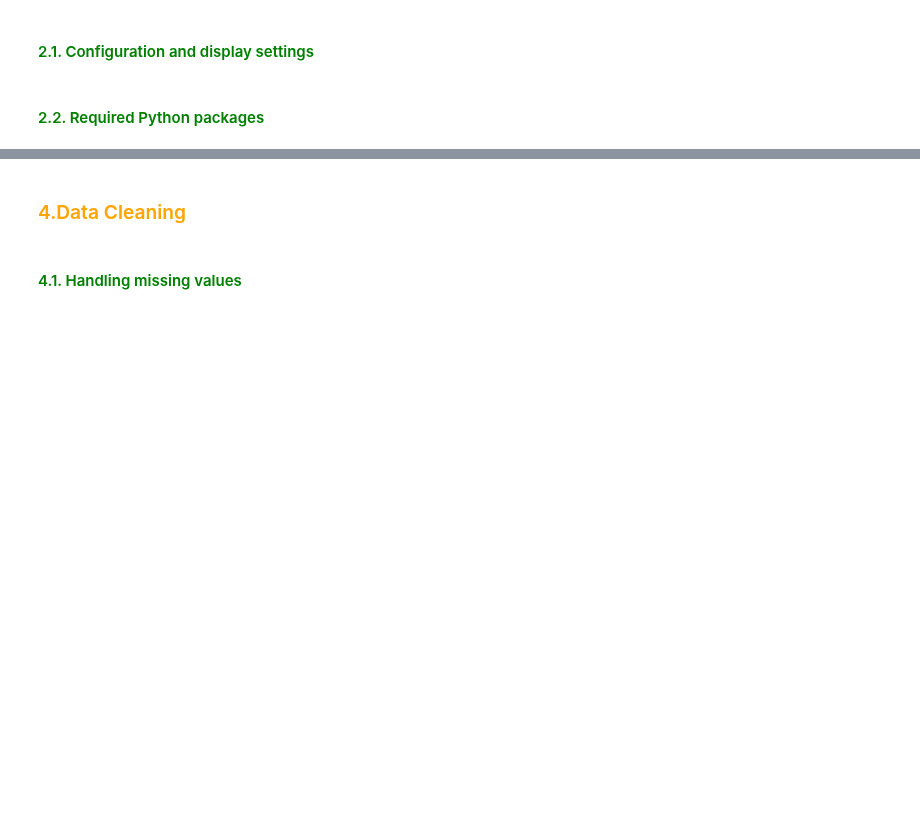
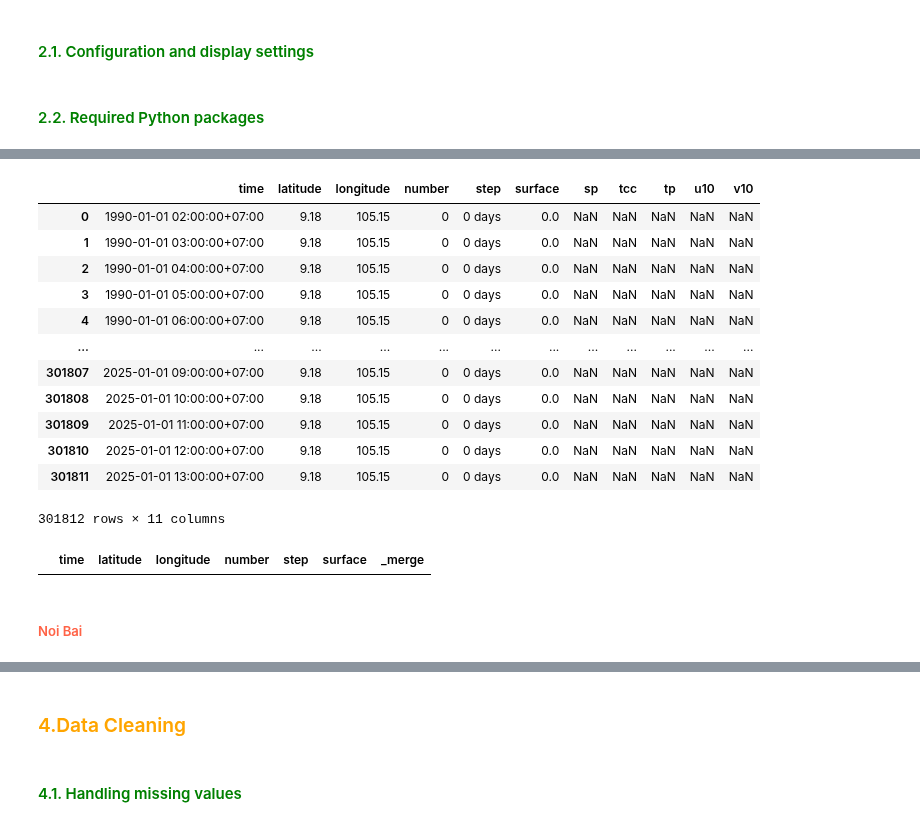
Before and after one commit to gamethu/TSF_Github, a Jupyter notebook: Drafts/Temp Prediction/notebooks/data_preprocessing.ipynb, the cells around one changed output, grey strips where cells are left out. Cells and saved outputs as stored; diff of their text form; code cells hidden in the pictures; blank space fills up the shorter version.

Commit message:
Data_preprocessing
- Còn 3.4, 3.5
- Cần viết lại các hàm Proportion... để phù hợp hơn với việc plot dữ liệu

```diff
--- a/Drafts/Temp Prediction/notebooks/data_preprocessing.ipynb
+++ b/Drafts/Temp Prediction/notebooks/data_preprocessing.ipynb
@@ -192,0 +332,16 @@ memory usage: 332.9+ MB
+# %%
+df_CaMau_TotalPre = pd.read_csv("../data/raw/Ca Mau/.csv/merged/CaMau_TotalPre_merged.csv")
+df_CaMau_TotalPre = df_CaMau_TotalPre.drop("valid_time", axis=1).drop_duplicates()
+
+# Sắp xếp lại thứ tự cột
+cols              = primary_key + ["tp"]
+df_CaMau_TotalPre = df_CaMau_TotalPre[cols]
+
+"""
+    Chuyển time = time + step
+    Chuyển step = 0 days
+"""
+df_CaMau_TotalPre["time"] = pd.to_datetime(df_CaMau_TotalPre["time"]) + pd.to_timedelta(df_CaMau_TotalPre["step"])
+df_CaMau_TotalPre["step"] = "0 days"
+
+df_CaMau_TotalPre
@@ -192,0 +362,9 @@ memory usage: 332.9+ MB
+# %%
+df_CaMau_u10 = pd.read_csv("../data/raw/Ca Mau/.csv/merged/CaMau_u10_merged.csv")
+df_CaMau_u10 = df_CaMau_u10.drop("valid_time", axis=1).drop_duplicates()
+
+# Sắp xếp lại thứ tự cột
+cols         = primary_key + ["u10"]
+df_CaMau_u10 = df_CaMau_u10[cols]
+
+df_CaMau_u10
@@ -192,0 +385,9 @@ memory usage: 332.9+ MB
+# %%
+df_CaMau_v10 = pd.read_csv("../data/raw/Ca Mau/.csv/merged/CaMau_v10_merged.csv")
+df_CaMau_v10 = df_CaMau_v10.drop("valid_time", axis=1).drop_duplicates()
+
+# Sắp xếp lại thứ tự cột
+cols         = primary_key + ["v10"]
+df_CaMau_v10 = df_CaMau_v10[cols]
+
+df_CaMau_v10
@@ -192,0 +408,30 @@ memory usage: 332.9+ MB
+# %%
+datasets = list([df_CaMau_SurPres, df_CaMau_TotalCloud, df_CaMau_TotalPre, df_CaMau_u10, df_CaMau_v10])
+
+for df in datasets:
+    df = features.utc_to_vietnam(df,"time")
+
+df_merged = dataset.merge_df(datasets = datasets,
+                             on       = primary_key,
+                             how      = "outer")
+df_merged
+# %% [output]
+|  | time | latitude | longitude | number | step | surface | sp | tcc | tp | u10 | v10 |
+| 0 | 1990-01-01 02:00:00+07:00 | 9.18 | 105.15 | 0 | 0 days | 0.0 | NaN | NaN | NaN | NaN | NaN |
+| 1 | 1990-01-01 03:00:00+07:00 | 9.18 | 105.15 | 0 | 0 days | 0.0 | NaN | NaN | NaN | NaN | NaN |
+| 2 | 1990-01-01 04:00:00+07:00 | 9.18 | 105.15 | 0 | 0 days | 0.0 | NaN | NaN | NaN | NaN | NaN |
+| 3 | 1990-01-01 05:00:00+07:00 | 9.18 | 105.15 | 0 | 0 days | 0.0 | NaN | NaN | NaN | NaN | NaN |
+| 4 | 1990-01-01 06:00:00+07:00 | 9.18 | 105.15 | 0 | 0 days | 0.0 | NaN | NaN | NaN | NaN | NaN |
+| ... | ... | ... | ... | ... | ... | ... | ... | ... | ... | ... | ... |
+| 301807 | 2025-01-01 09:00:00+07:00 | 9.18 | 105.15 | 0 | 0 days | 0.0 | NaN | NaN | NaN | NaN | NaN |
+| 301808 | 2025-01-01 10:00:00+07:00 | 9.18 | 105.15 | 0 | 0 days | 0.0 | NaN | NaN | NaN | NaN | NaN |
+| 301809 | 2025-01-01 11:00:00+07:00 | 9.18 | 105.15 | 0 | 0 days | 0.0 | NaN | NaN | NaN | NaN | NaN |
+| 301810 | 2025-01-01 12:00:00+07:00 | 9.18 | 105.15 | 0 | 0 days | 0.0 | NaN | NaN | NaN | NaN | NaN |
+| 301811 | 2025-01-01 13:00:00+07:00 | 9.18 | 105.15 | 0 | 0 days | 0.0 | NaN | NaN | NaN | NaN | NaN |
+301812 rows × 11 columns
+# %%
+dataset.compare_df(df_A = df_merged,
+                   df_B = df_CaMau_TotalPre,
+                   key  = primary_key)
+# %% [output]
+|  | time | latitude | longitude | number | step | surface | _merge |
@@ -192,0 +440,2 @@ memory usage: 332.9+ MB
+# %% [markdown]
+##### <span style="color:tomato">Noi Bai</span>
```
Also changed, not shown: parts of 138 cells of this notebook, 10 other files.
